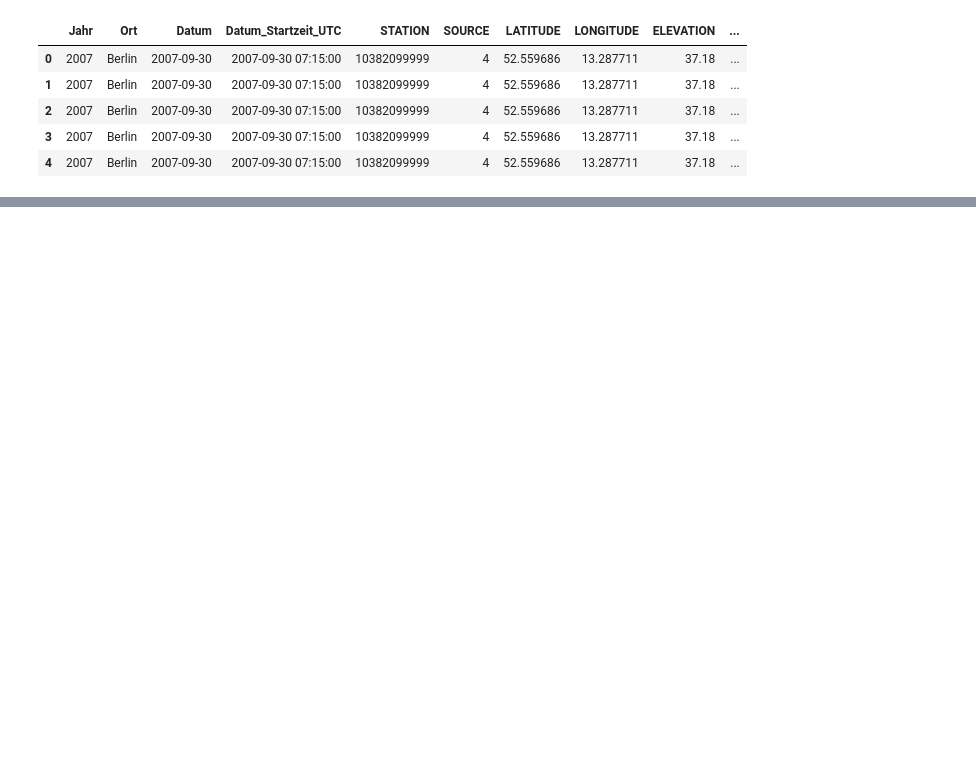
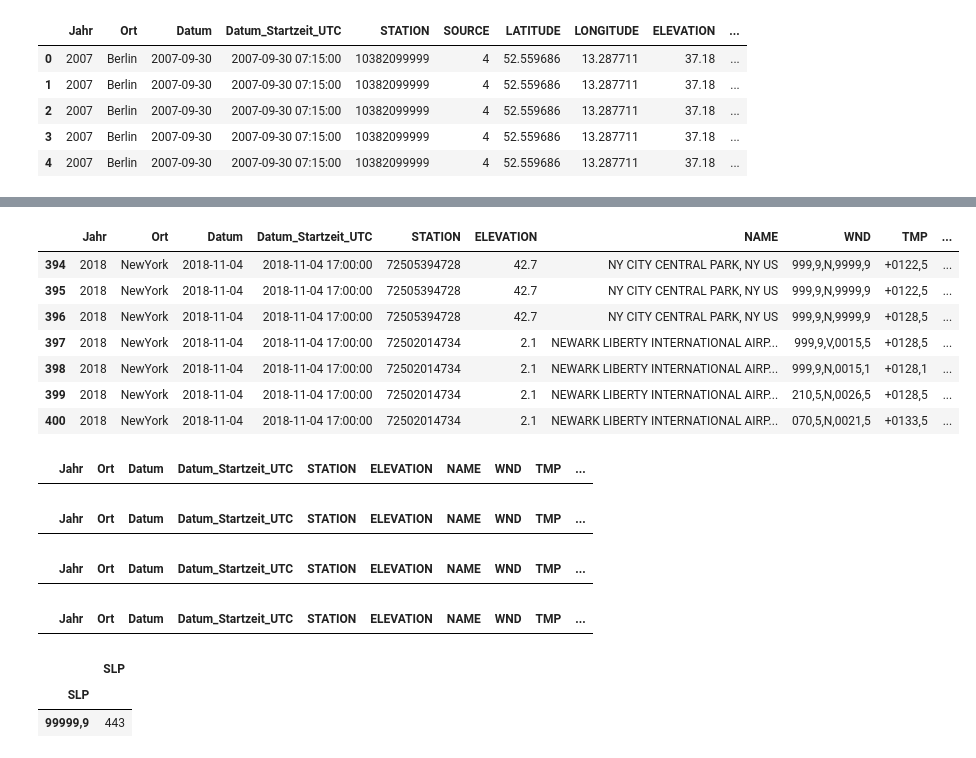
Before and after one commit to Wade-Sys/wma, a Jupyter notebook: Wetter/prepare_weather_data_step_2.ipynb, the cells around one changed output, grey strips where cells are left out. Cells and saved outputs as stored; diff of their text form; code cells hidden in the pictures; blank space fills up the shorter version.

Commit message:
Aufbereitung der Wetterdaten Step2

```diff
--- a/Wetter/prepare_weather_data_step_2.ipynb
+++ b/Wetter/prepare_weather_data_step_2.ipynb
@@ -19,5 +19,5 @@ data_path_weather = '/home/paul/python_projects/masterthesis/wma/data/wetter/'
 
 pkl_file_wetter_step_1 = 'daten_wetter_step_1.p'
 # %%
-df_wetter_1 = pickle.load(open(data_path_weather + pkl_file_wetter_step_1, 'rb'))
+df_wetter_pkl = pickle.load(open(data_path_weather + pkl_file_wetter_step_1, 'rb'))
 # %%
@@ -29,3 +29,6 @@ df_wetter_1.head()
 | 2 | 2007 | Berlin | 2007-09-30 | 2007-09-30 07:15:00 | 10382099999 | 4 | 52.559686 | 13.287711 | 37.18 | ... |
 | 3 | 2007 | Berlin | 2007-09-30 | 2007-09-30 07:15:00 | 10382099999 | 4 | 52.559686 | 13.287711 | 37.18 | ... |
 | 4 | 2007 | Berlin | 2007-09-30 | 2007-09-30 07:15:00 | 10382099999 | 4 | 52.559686 | 13.287711 | 37.18 | ... |
+# %%
+df_wetter_1 = df_wetter_pkl.drop(columns=['SOURCE','LATITUDE','LONGITUDE','REPORT_TYPE','QUALITY_CONTROL','CIG','VIS']).copy()
+df_wetter_1.head()
@@ -31,0 +42,9 @@ df_wetter_1.head()
+# %%
+# WND Spalte beinhaltet mehrere Informationen die in einzelne Spalten getrennt werden müssen
+df_wetter_1['WND_DA'] = None # WIND-OBSERVATION direction angle
+df_wetter_1['WND_DA_QC'] = None # WIND-OBSERVATION direction quality code
+df_wetter_1['WND_TC'] = None # WIND-OBSERVATION type code
+df_wetter_1['WND_SR'] = None # WIND-OBSERVATION speed rate
+df_wetter_1['WND_SR_QC'] = None # WIND-OBSERVATION speed quality code
+
+df_wetter_1.head()
@@ -31,0 +58,11 @@ df_wetter_1.head()
+# %%
+# Neue WND-Spalten befüllen
+for i, row in df_wetter_1.iterrows():
+    wnd_splitted = row['WND'].split(",")
+    df_wetter_1.loc[i,['WND_DA']] = wnd_splitted[0]
+    df_wetter_1.loc[i,['WND_DA_QC']] = wnd_splitted[1]
+    df_wetter_1.loc[i,['WND_TC']] = wnd_splitted[2]
+    df_wetter_1.loc[i,['WND_SR']] = wnd_splitted[3]
+    df_wetter_1.loc[i,['WND_SR_QC']] = wnd_splitted[4]
+
+df_wetter_1.head()
@@ -31,0 +187,45 @@ df_wetter_1.head()
+# %%
+df_wetter_1.loc[(df_wetter_1.Ort == 'NewYork') & (df_wetter_1.Jahr == '2018')]
+# %% [output]
+|  | Jahr | Ort | Datum | Datum_Startzeit_UTC | STATION | ELEVATION | NAME | WND | TMP | ... |
+| 394 | 2018 | NewYork | 2018-11-04 | 2018-11-04 17:00:00 | 72505394728 | 42.7 | NY CITY CENTRAL PARK, NY US | 999,9,N,9999,9 | +0122,5 | ... |
+| 395 | 2018 | NewYork | 2018-11-04 | 2018-11-04 17:00:00 | 72505394728 | 42.7 | NY CITY CENTRAL PARK, NY US | 999,9,N,9999,9 | +0122,5 | ... |
+| 396 | 2018 | NewYork | 2018-11-04 | 2018-11-04 17:00:00 | 72505394728 | 42.7 | NY CITY CENTRAL PARK, NY US | 999,9,N,9999,9 | +0128,5 | ... |
+| 397 | 2018 | NewYork | 2018-11-04 | 2018-11-04 17:00:00 | 72502014734 | 2.1 | NEWARK LIBERTY INTERNATIONAL AIRP... | 999,9,V,0015,5 | +0128,5 | ... |
+| 398 | 2018 | NewYork | 2018-11-04 | 2018-11-04 17:00:00 | 72502014734 | 2.1 | NEWARK LIBERTY INTERNATIONAL AIRP... | 999,9,N,0015,1 | +0128,1 | ... |
+| 399 | 2018 | NewYork | 2018-11-04 | 2018-11-04 17:00:00 | 72502014734 | 2.1 | NEWARK LIBERTY INTERNATIONAL AIRP... | 210,5,N,0026,5 | +0128,5 | ... |
+| 400 | 2018 | NewYork | 2018-11-04 | 2018-11-04 17:00:00 | 72502014734 | 2.1 | NEWARK LIBERTY INTERNATIONAL AIRP... | 070,5,N,0021,5 | +0133,5 | ... |
+# %%
+# TMP-Datenqualität prüfen
+'''
+A general domain comprised of the numeric characters (0-9), a plus sign (+), and a minus sign (-). +9999 = Missing.
+'''
+df_wetter_1.loc[(df_wetter_1.TMP == '9999,9')] # -> keine fehlendenn Werte
+# %% [output]
+|  | Jahr | Ort | Datum | Datum_Startzeit_UTC | STATION | ELEVATION | NAME | WND | TMP | ... |
+# %%
+df_wetter_1.loc[(df_wetter_1.TMP == '+9999,9')] # -> -> keine fehlendenn Werte
+# %% [output]
+|  | Jahr | Ort | Datum | Datum_Startzeit_UTC | STATION | ELEVATION | NAME | WND | TMP | ... |
+# %%
+# DEW-Datenqualität prüfen
+'''
+A general domain comprised of the numeric characters (0-9), a plus sign (+), and a minus sign (-). +9999 = Missing.
+'''
+df_wetter_1.loc[(df_wetter_1.DEW == '9999,9')] # -> keine fehlendenn Werte
+# %% [output]
+|  | Jahr | Ort | Datum | Datum_Startzeit_UTC | STATION | ELEVATION | NAME | WND | TMP | ... |
+# %%
+df_wetter_1.loc[(df_wetter_1.DEW == '+9999,9')] # -> -> keine fehlendenn Werte
+# %% [output]
+|  | Jahr | Ort | Datum | Datum_Startzeit_UTC | STATION | ELEVATION | NAME | WND | TMP | ... |
+# %%
+# SLP-Datenqualität prüfen
+'''
+A general domain comprised of the numeric characters (0-9), a plus sign (+), and a minus sign (-). +9999 = Missing.
+'''
+df_wetter_1.loc[(df_wetter_1.SLP == '99999,9')].groupby(['SLP']).agg({'SLP':'count'})
+# %% [output]
+|  | SLP |
+| SLP |  |
+| 99999,9 | 443 |
```
Also changed, not shown: parts of 13 cells of this notebook.
